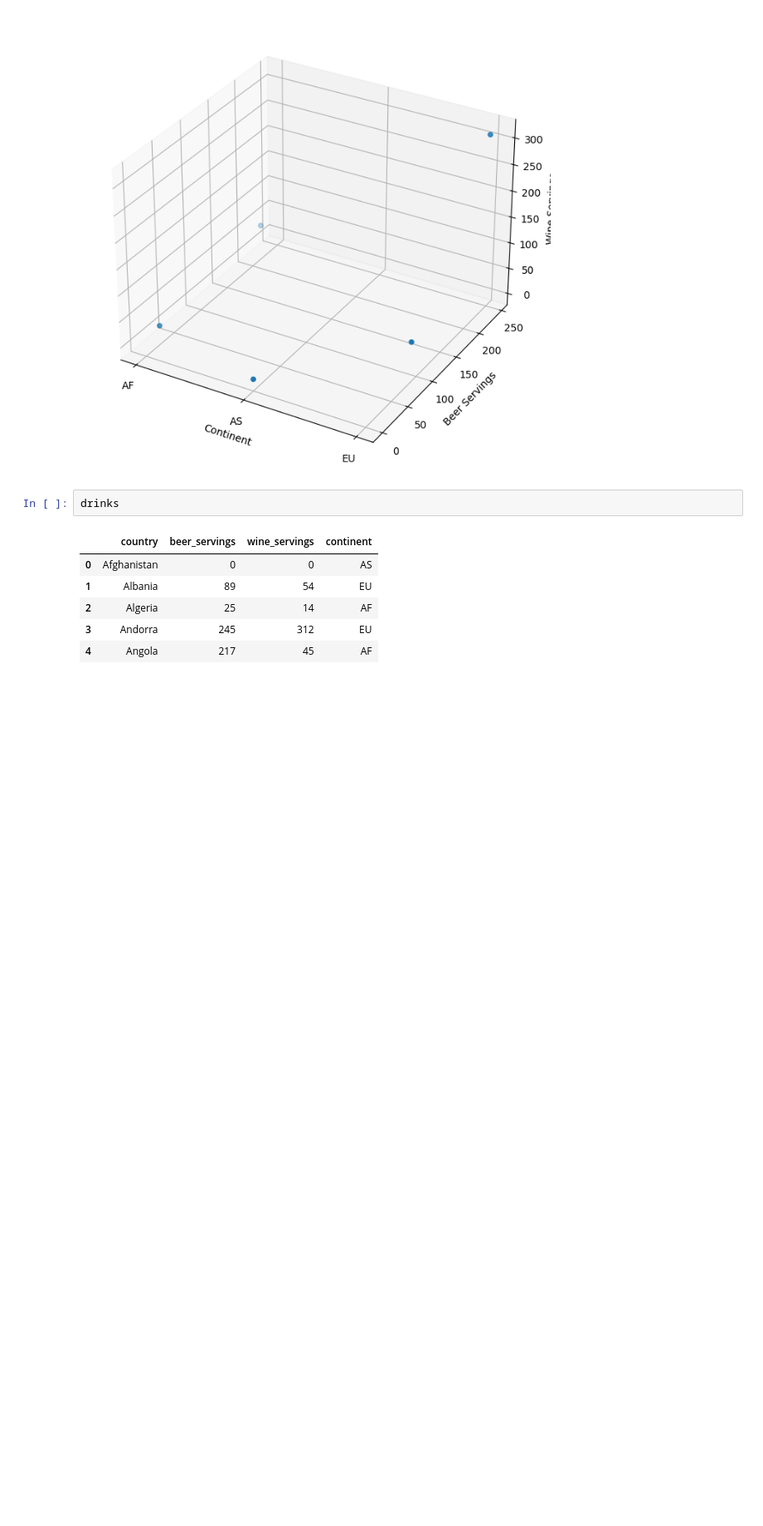
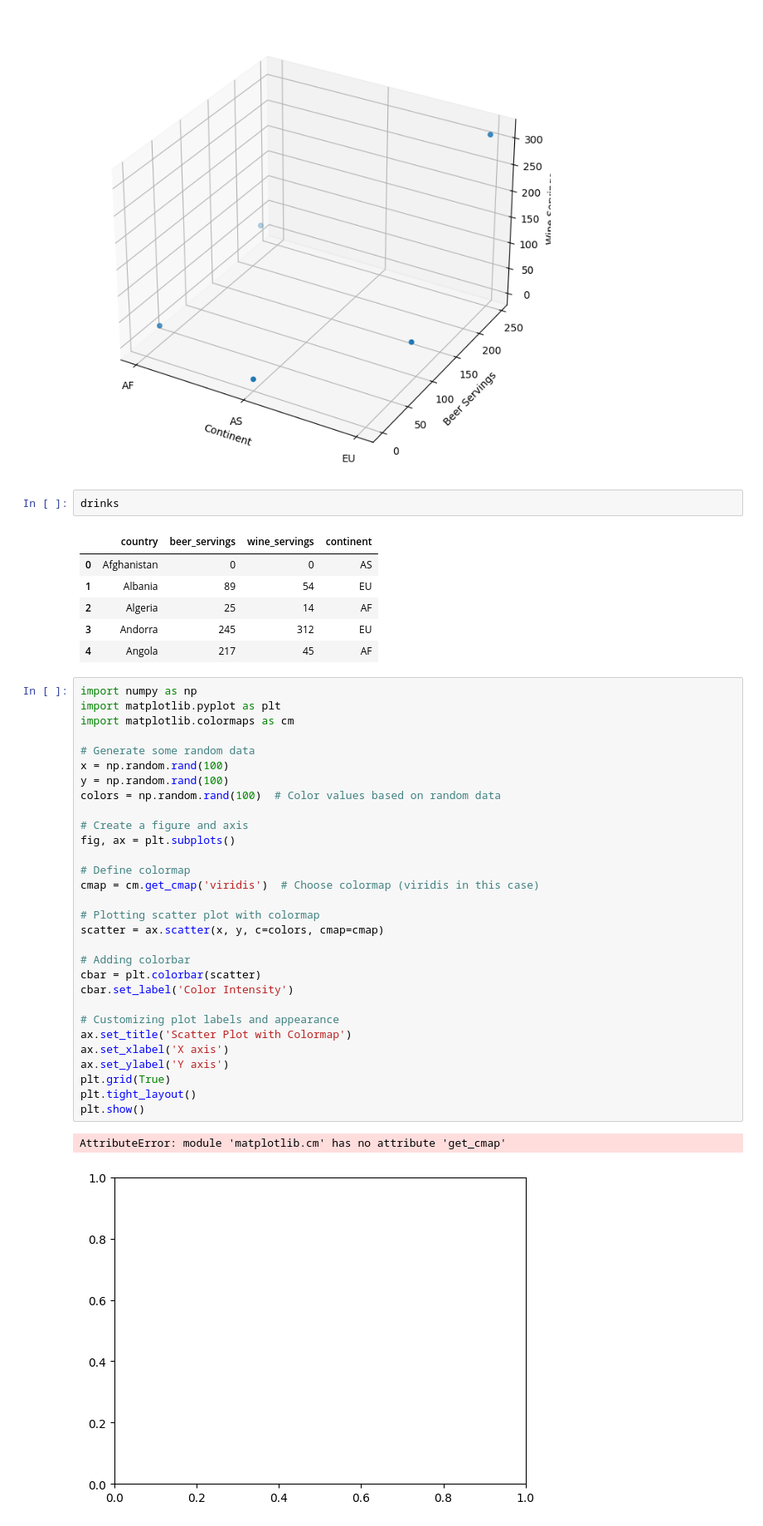
Before and after one commit to ProgressBG-Python-Course/JupyterNotebooksExamples, a Jupyter notebook: Notebooks/matplotlib_pandas_seaborn/tmp.ipynb, the cells around one changed output. Shown: that part at 83% size. Saved outputs shown, nothing was run; the diff lists cells and outputs as text; blank space fills up the shorter version.

```diff
--- a/Notebooks/matplotlib_pandas_seaborn/tmp.ipynb
+++ b/Notebooks/matplotlib_pandas_seaborn/tmp.ipynb
@@ -69,3 +69,36 @@ drinks
 | 2 | Algeria | 25 | 14 | AF |
 | 3 | Andorra | 245 | 312 | EU |
 | 4 | Angola | 217 | 45 | AF |
+# %%
+import numpy as np
+import matplotlib.pyplot as plt
+import matplotlib.colormaps as cm
+
+# Generate some random data
+x = np.random.rand(100)
+y = np.random.rand(100)
+colors = np.random.rand(100)  # Color values based on random data
+
+# Create a figure and axis
+fig, ax = plt.subplots()
+
+# Define colormap
+cmap = cm.get_cmap('viridis')  # Choose colormap (viridis in this case)
+
+# Plotting scatter plot with colormap
+scatter = ax.scatter(x, y, c=colors, cmap=cmap)
+
+# Adding colorbar
+cbar = plt.colorbar(scatter)
+cbar.set_label('Color Intensity')
+
+# Customizing plot labels and appearance
+ax.set_title('Scatter Plot with Colormap')
+ax.set_xlabel('X axis')
+ax.set_ylabel('Y axis')
+plt.grid(True)
+plt.tight_layout()
+plt.show()
+# %% [output]
+AttributeError: module 'matplotlib.cm' has no attribute 'get_cmap'
+[figure, added]
```
Also changed, not shown: 3 other files.
